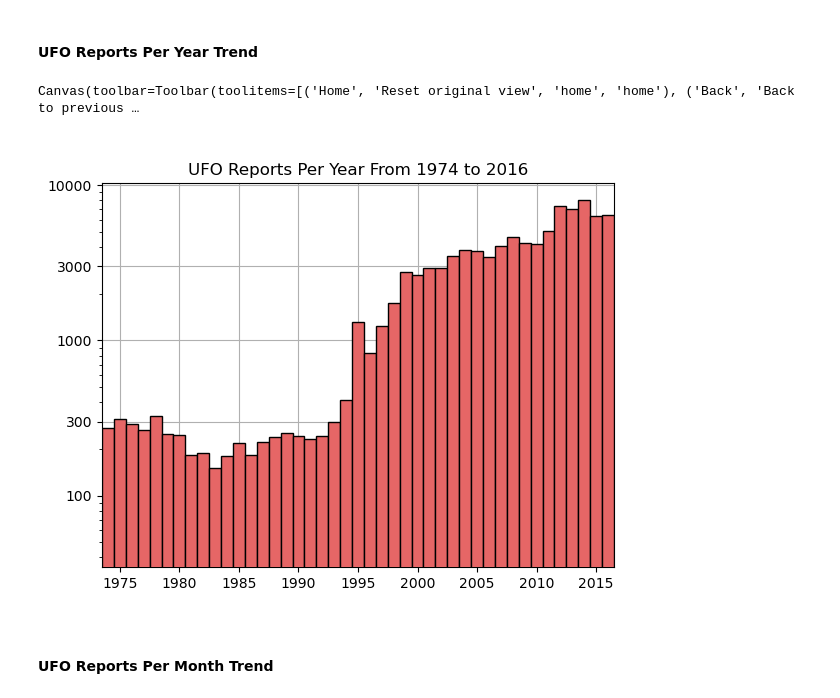
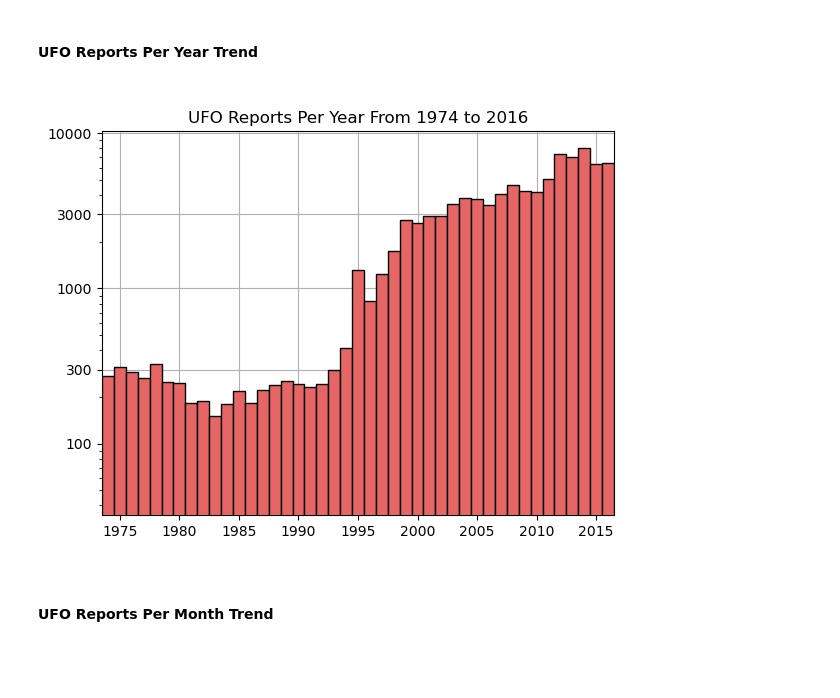
Before and after one commit to LinkWentz/UFO-Report-2021, a Jupyter notebook: Data Exploration.ipynb, the cells around one changed output. Saved outputs shown, nothing was run; the diff lists cells and outputs as text; code cells hidden in the pictures; blank space fills up the shorter version.

```diff
--- a/Data Exploration.ipynb
+++ b/Data Exploration.ipynb
@@ -478,35 +477,31 @@ How have UFO reports changed over time?
 # %%
 fig_3 = plt.figure()
 ax = fig_3.add_axes([0.1, 0.1, 0.8, 0.8])
 
 ax.hist(aliens.year,
         bins = np.arange(1956, 2018, 1),
         color = (0.9, 0.4, 0.4),
         align = 'left',
         edgecolor = 'black',
         zorder = 5)
 
 # Scaling
 ax.set_yscale('log')
 ax.set_xlim(1973.5, 2016.5)
 
 #Ticks
 ax.set_xticks(np.arange(1975, 2017, 5))
 ax.set_yticks([100, 300, 1000, 3000, 10000])
 ax.set_yticklabels([100, 300, 1000, 3000, 10000])
 
 # Labelling
 ax.grid(zorder = 0)
 ax.set_title('UFO Reports Per Year From 1974 to 2016');
 
 #-------------------------------------------------------------------------------
-plt.close()
+save_and_show('3 - Reports Per Year.png', fig_3)
 # %% [output]
-Canvas(toolbar=Toolbar(toolitems=[('Home', 'Reset original view', 'home', 'home'), ('Back', 'Back to previous …
+[figure, added]
-# %%
-display.Image("Plots/3 - Reports Per Year.png")
-# %% [output]
-[figure, removed]
 # %% [markdown]
 #### UFO Reports Per Month Trend
 # %%
```
Also changed, not shown: parts of 16 cells of this notebook, 7 other files.
